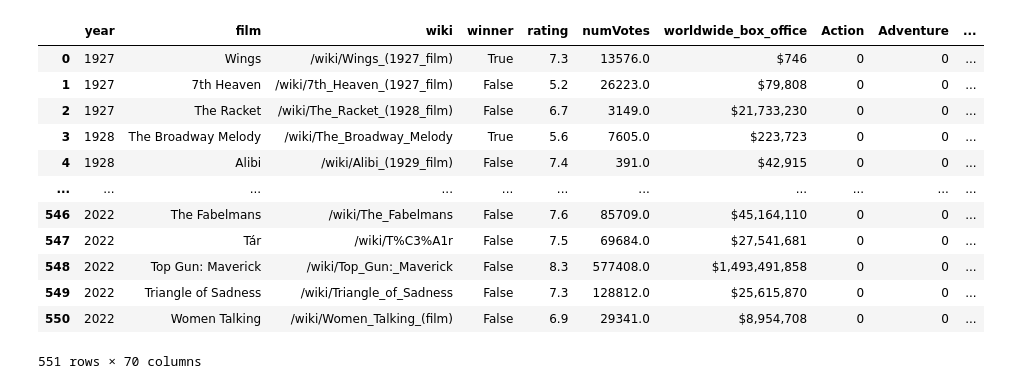
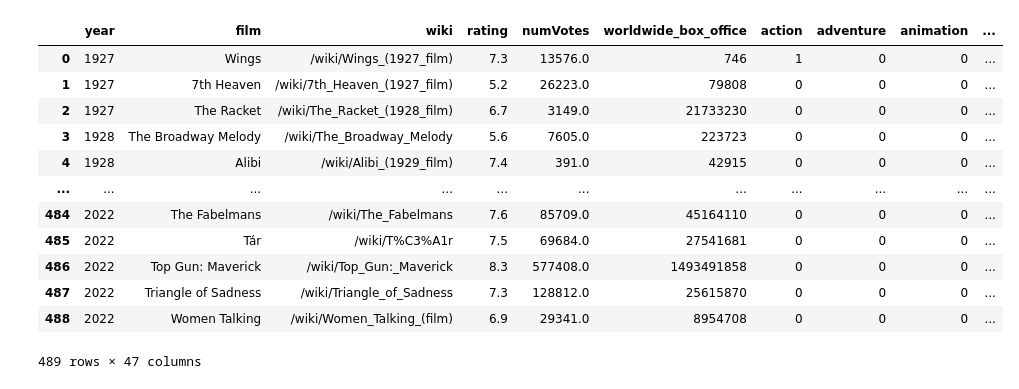
Before and after one commit to Aleksandra-dot/oscar_predictions, a Jupyter notebook: additional_data/processing.ipynb, the cells around one changed output. Cells and saved outputs as stored; diff of their text form; code cells hidden in the pictures.

```diff
--- a/additional_data/processing.ipynb
+++ b/additional_data/processing.ipynb
@@ -31,0 +22,5 @@ merged_df
+# %%
+merged_df = pd.merge(genres_df, ratings_df, on='wiki', how='inner')
+
+merged_df = merged_df.drop(['year_y', 'film_y'], axis=1).rename(columns={'year_x':'year', 'film_x':'film'})
+merged_df.tail(10)
@@ -31,0 +39,6 @@ merged_df
+# %%
+merged =  pd.merge(merged_df, bo_df, on=['film', 'year'], how='inner')
+merged = merged.drop(['winner_x', 'winner_y', 'wiki_y'], axis=1).rename(columns={'wiki_x':'wiki'}).dropna(subset=['worldwide_box_office'])
+
+#nie ma info o box office All Quiet on the WEstern Front 2022
+merged.tail(10)
@@ -38,8 +77,10 @@ one hot encoding of genred
 # %%
-genre_dummies = merged_df['genres'].str.get_dummies(sep=',')
-merged_ml = pd.concat([merged_df[['year', 'film', 'wiki', 'winner', 'genres', 'rating',
+genre_dummies = merged['genres'].str.get_dummies(sep=',')
+merged_ml = pd.concat([merged[['year', 'film', 'wiki',  'genres', 'rating',
        'numVotes', 'worldwide_box_office']], genre_dummies], axis=1)
-merged_ml = merged_ml.drop('genres', axis=1).reset_index()
+merged_ml = merged_ml.drop('genres', axis=1).reset_index().drop(['index', '[]'], axis=1)
+
+#merged_ml zawiera zmienne dotyczące gatunku one-hot oraz rating
 merged_ml.to_csv('../data/additional/processed_add.csv')
-merged_ml.head()
+merged_ml.tail(10)
 # %% [output]
@@ -53,5 +109,6 @@ merged_ml.head()
 # %%
-noms_table = pd.read_csv('../data/processed_results/osc_df')
-noms_table = noms_table.drop('Unnamed: 0', axis=1)
-noms_table
+#comp_table oscar win + pozostałe konkursy
+comp_table = pd.read_csv('../data/processed_results/osc_df')
+comp_table = comp_table.drop(['Unnamed: 0', 'winner'], axis=1)
+comp_table
 # %% [output]
@@ -71,19 +128,24 @@ noms_table
 # %%
-exclude_columns = ['film', 'winner', 'year']
-full_table= pd.merge(merged_ml,noms_table.drop(exclude_columns, axis=1), on='wiki', how='inner').drop(['index', '[]'], axis=1)
+exclude_columns = ['film', 'year']
+full_table= pd.merge(merged_ml,comp_table.drop(exclude_columns, axis=1), on='wiki', how='inner')
+
+#przerabiam box office na zmienną liczbową
+full_table['worldwide_box_office'] = full_table['worldwide_box_office'].str.replace('$', '').str.replace(',', '').astype(float).astype(int)
+
+#full table zaweira wszystkie zmienne - rating, genre i konkursy
 full_table.to_csv('../data/processed_results/extended_df.csv')
 full_table
 # %% [output]
-|  | year | film | wiki | winner | rating | numVotes | worldwide_box_office | Action | Adventure | ... |
-| 0 | 1927 | Wings | /wiki/Wings_(1927_film) | True | 7.3 | 13576.0 | $746 | 0 | 0 | ... |
-| 1 | 1927 | 7th Heaven | /wiki/7th_Heaven_(1927_film) | False | 5.2 | 26223.0 | $79,808 | 0 | 0 | ... |
-| 2 | 1927 | The Racket | /wiki/The_Racket_(1928_film) | False | 6.7 | 3149.0 | $21,733,230 | 0 | 0 | ... |
-| 3 | 1928 | The Broadway Melody | /wiki/The_Broadway_Melody | True | 5.6 | 7605.0 | $223,723 | 0 | 0 | ... |
-| 4 | 1928 | Alibi | /wiki/Alibi_(1929_film) | False | 7.4 | 391.0 | $42,915 | 0 | 0 | ... |
+|  | year | film | wiki | rating | numVotes | worldwide_box_office | action | adventure | animation | ... |
+| 0 | 1927 | Wings | /wiki/Wings_(1927_film) | 7.3 | 13576.0 | 746 | 1 | 0 | 0 | ... |
+| 1 | 1927 | 7th Heaven | /wiki/7th_Heaven_(1927_film) | 5.2 | 26223.0 | 79808 | 0 | 0 | 0 | ... |
+| 2 | 1927 | The Racket | /wiki/The_Racket_(1928_film) | 6.7 | 3149.0 | 21733230 | 0 | 0 | 0 | ... |
+| 3 | 1928 | The Broadway Melody | /wiki/The_Broadway_Melody | 5.6 | 7605.0 | 223723 | 0 | 0 | 0 | ... |
+| 4 | 1928 | Alibi | /wiki/Alibi_(1929_film) | 7.4 | 391.0 | 42915 | 0 | 0 | 0 | ... |
 | ... | ... | ... | ... | ... | ... | ... | ... | ... | ... | ... |
-| 546 | 2022 | The Fabelmans | /wiki/The_Fabelmans | False | 7.6 | 85709.0 | $45,164,110 | 0 | 0 | ... |
-| 547 | 2022 | Tár | /wiki/T%C3%A1r | False | 7.5 | 69684.0 | $27,541,681 | 0 | 0 | ... |
-| 548 | 2022 | Top Gun: Maverick | /wiki/Top_Gun:_Maverick | False | 8.3 | 577408.0 | $1,493,491,858 | 0 | 0 | ... |
-| 549 | 2022 | Triangle of Sadness | /wiki/Triangle_of_Sadness | False | 7.3 | 128812.0 | $25,615,870 | 0 | 0 | ... |
-| 550 | 2022 | Women Talking | /wiki/Women_Talking_(film) | False | 6.9 | 29341.0 | $8,954,708 | 0 | 0 | ... |
+| 484 | 2022 | The Fabelmans | /wiki/The_Fabelmans | 7.6 | 85709.0 | 45164110 | 0 | 0 | 0 | ... |
+| 485 | 2022 | Tár | /wiki/T%C3%A1r | 7.5 | 69684.0 | 27541681 | 0 | 0 | 0 | ... |
+| 486 | 2022 | Top Gun: Maverick | /wiki/Top_Gun:_Maverick | 8.3 | 577408.0 | 1493491858 | 0 | 0 | 0 | ... |
+| 487 | 2022 | Triangle of Sadness | /wiki/Triangle_of_Sadness | 7.3 | 128812.0 | 25615870 | 0 | 0 | 0 | ... |
+| 488 | 2022 | Women Talking | /wiki/Women_Talking_(film) | 6.9 | 29341.0 | 8954708 | 0 | 0 | 0 | ... |
-551 rows × 70 columns
+489 rows × 47 columns
```
Also changed, not shown: parts of 20 cells of this notebook, 7 other files.
